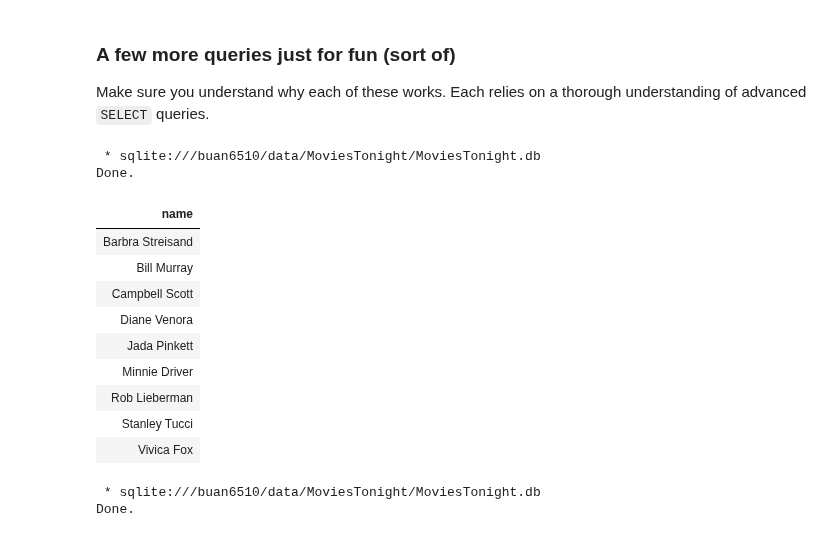
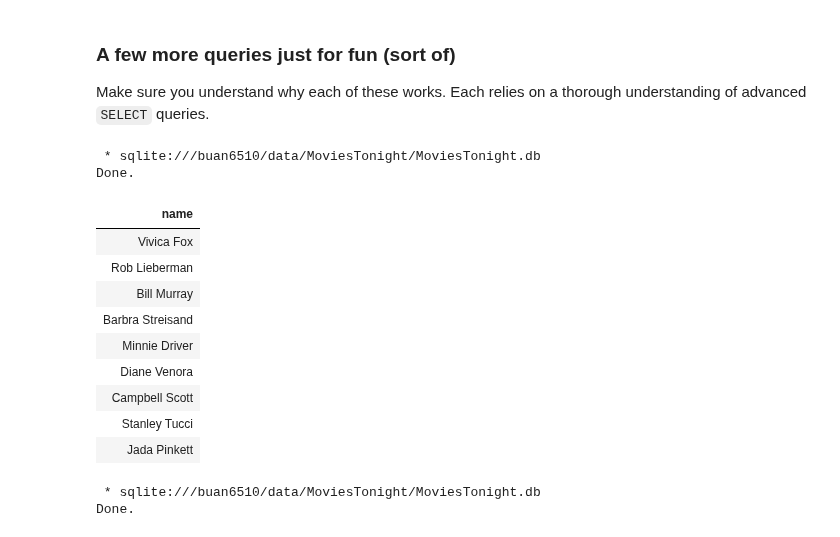
Before and after one commit to kangpyolee/DATA6510, a Jupyter notebook: L8_SQL_DML.ipynb, the cells around one changed output. Cells and saved outputs as stored; diff of their text form; code cells hidden in the pictures.

```diff
--- a/L8_SQL_DML.ipynb
+++ b/L8_SQL_DML.ipynb
@@ -678,23 +676,23 @@ Make sure you understand why each of these works. Each relies on a thorough unde
 # %%
 %%sql
 -- Who appeared in more than one movie?
 SELECT name
 FROM movies JOIN credits USING (movieID) JOIN artists USING (artistID)
-GROUP BY name
+GROUP BY artistID, name
 HAVING count(*) > 1;
 # %% [output]
  * sqlite:///buan6510/data/MoviesTonight/MoviesTonight.db
 Done.
 | name |
+| Vivica Fox |
+| Rob Lieberman |
+| Bill Murray |
 | Barbra Streisand |
-| Bill Murray |
+| Minnie Driver |
+| Diane Venora |
 | Campbell Scott |
-| Diane Venora |
+| Stanley Tucci |
 | Jada Pinkett |
-| Minnie Driver |
-| Rob Lieberman |
-| Stanley Tucci |
-| Vivica Fox |
 # %%
 %%sql
 -- Who was an actor and director in the same movie?
```
Also changed, not shown: parts of 3 cells of this notebook.
